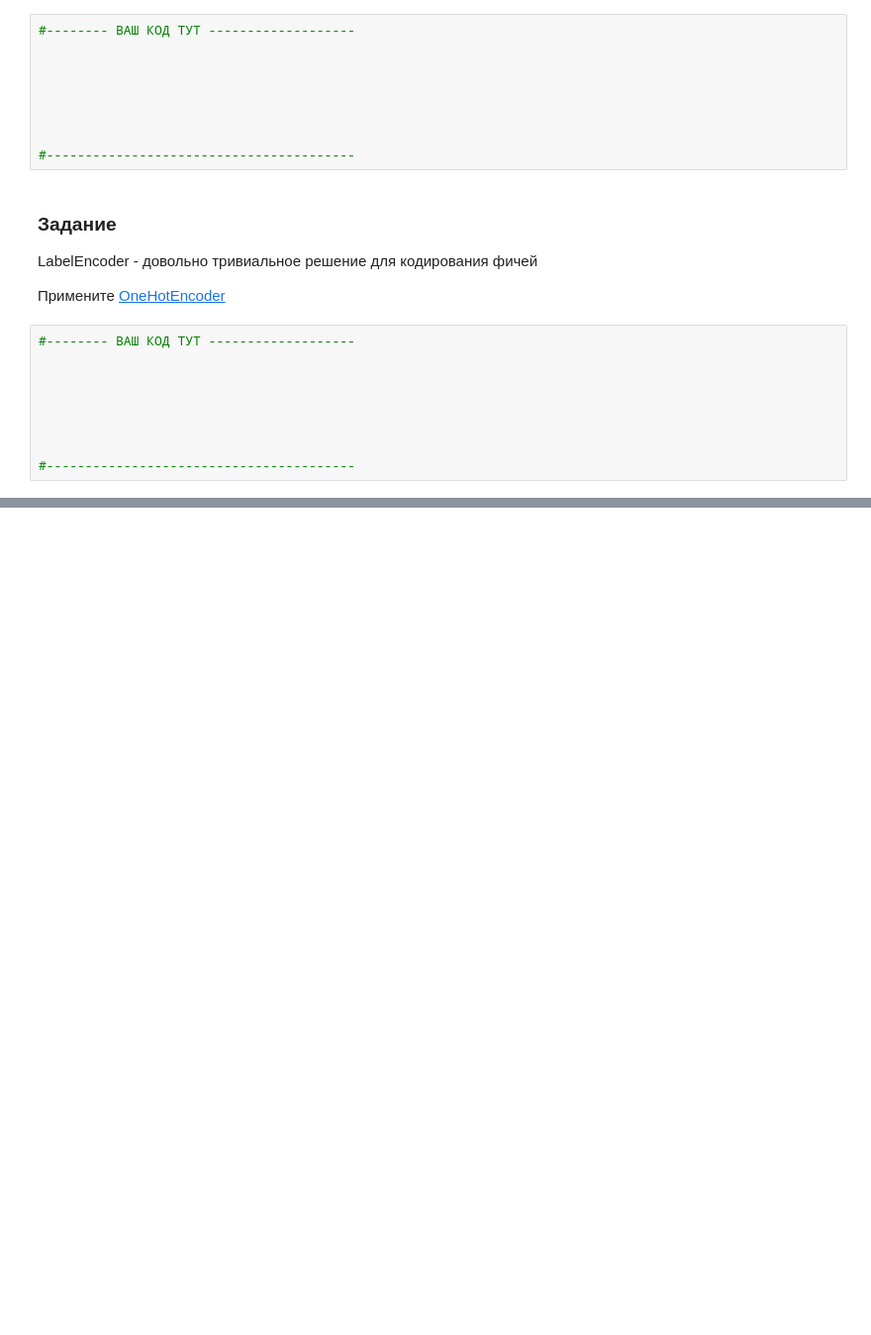
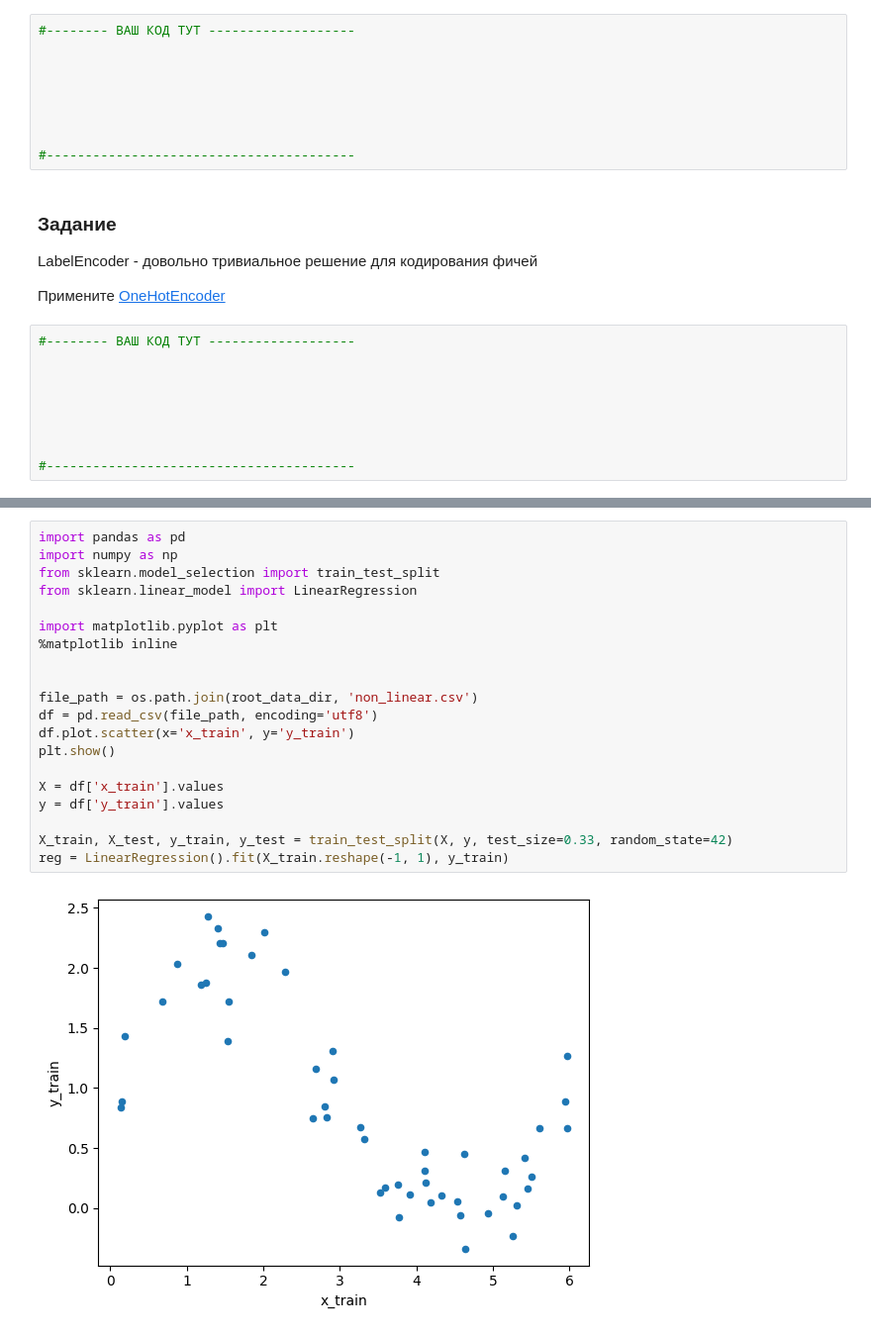
Before and after one commit to aleksandr-dzhumurat/ai_product_engineer, a Jupyter notebook: jupyter_notebooks/vol_00_pre_requirements_01_machine_learning_intro_hw_1.ipynb, the cells around one changed output, grey strips where cells are left out. Shown: that part at 99% size. Drawn from its saved outputs; the diff is of its cells as text; blank space fills up the shorter version.

```diff
--- a/jupyter_notebooks/vol_00_pre_requirements_01_machine_learning_intro_hw_1.ipynb
+++ b/jupyter_notebooks/vol_00_pre_requirements_01_machine_learning_intro_hw_1.ipynb
@@ -358,0 +361,22 @@ LabelEncoder - довольно тривиальное решение для к
+# %%
+import pandas as pd
+import numpy as np
+from sklearn.model_selection import train_test_split
+from sklearn.linear_model import LinearRegression
+
+import matplotlib.pyplot as plt
+%matplotlib inline
+
+
+file_path = os.path.join(root_data_dir, 'non_linear.csv')
+df = pd.read_csv(file_path, encoding='utf8')
+df.plot.scatter(x='x_train', y='y_train')
+plt.show()
+
+X = df['x_train'].values
+y = df['y_train'].values
+
+X_train, X_test, y_train, y_test = train_test_split(X, y, test_size=0.33, random_state=42)
+reg = LinearRegression().fit(X_train.reshape(-1, 1), y_train)
+# %% [output]
+[figure, added]
```
Also changed, not shown: parts of 5 cells of this notebook, 7 other files.
